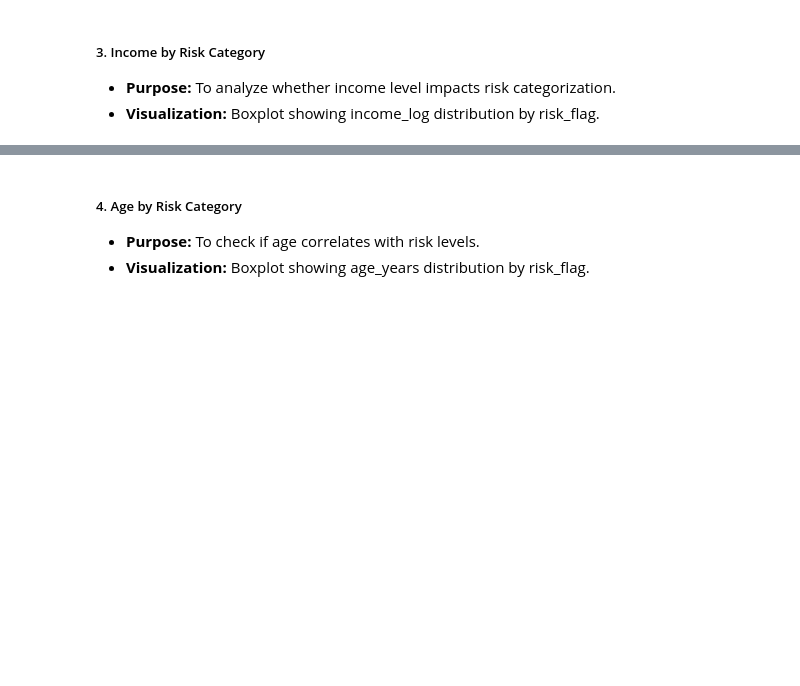
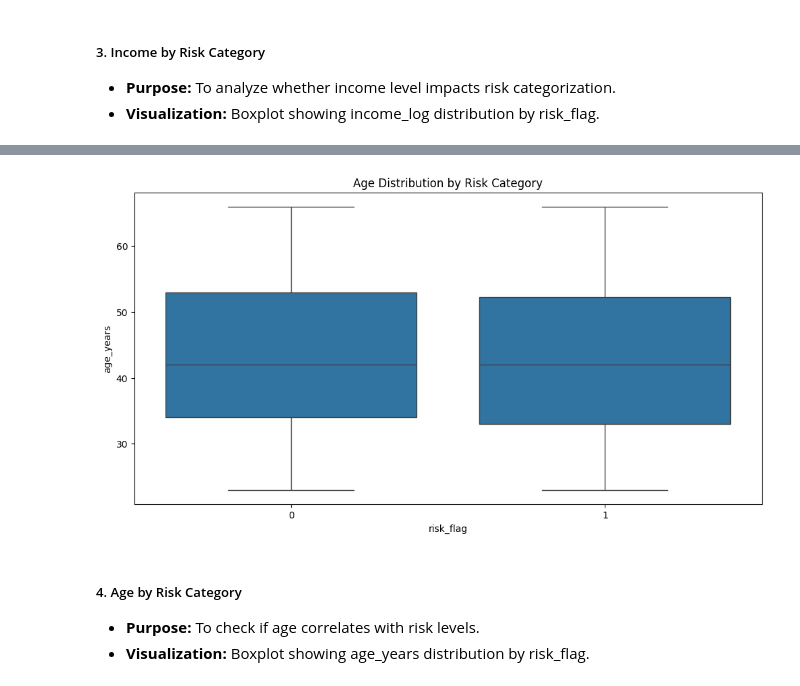
Before and after one commit to ghsaberr/risk-scoring-underwriting, a Jupyter notebook: risk-scoring-underwriting.ipynb, the cells around one changed output, grey strips where cells are left out. Saved outputs shown, nothing was run; the diff lists cells and outputs as text; code cells hidden in the pictures; blank space fills up the shorter version.

```diff
--- a/risk-scoring-underwriting.ipynb
+++ b/risk-scoring-underwriting.ipynb
@@ -176,3 +244,11 @@ plt.show()
+# %%
+# Visualize relationship between features and target
+plt.figure(figsize=(12, 6))
+sns.boxplot(x='risk_flag', y='age_years', data=df)
+plt.title("Age Distribution by Risk Category")
+plt.show()
+# %% [output]
+[figure, added]
 # %% [markdown]
 ##### 4. Age by Risk Category
 - **Purpose:** To check if age correlates with risk levels.
```
Also changed, not shown: parts of 31 cells of this notebook.
